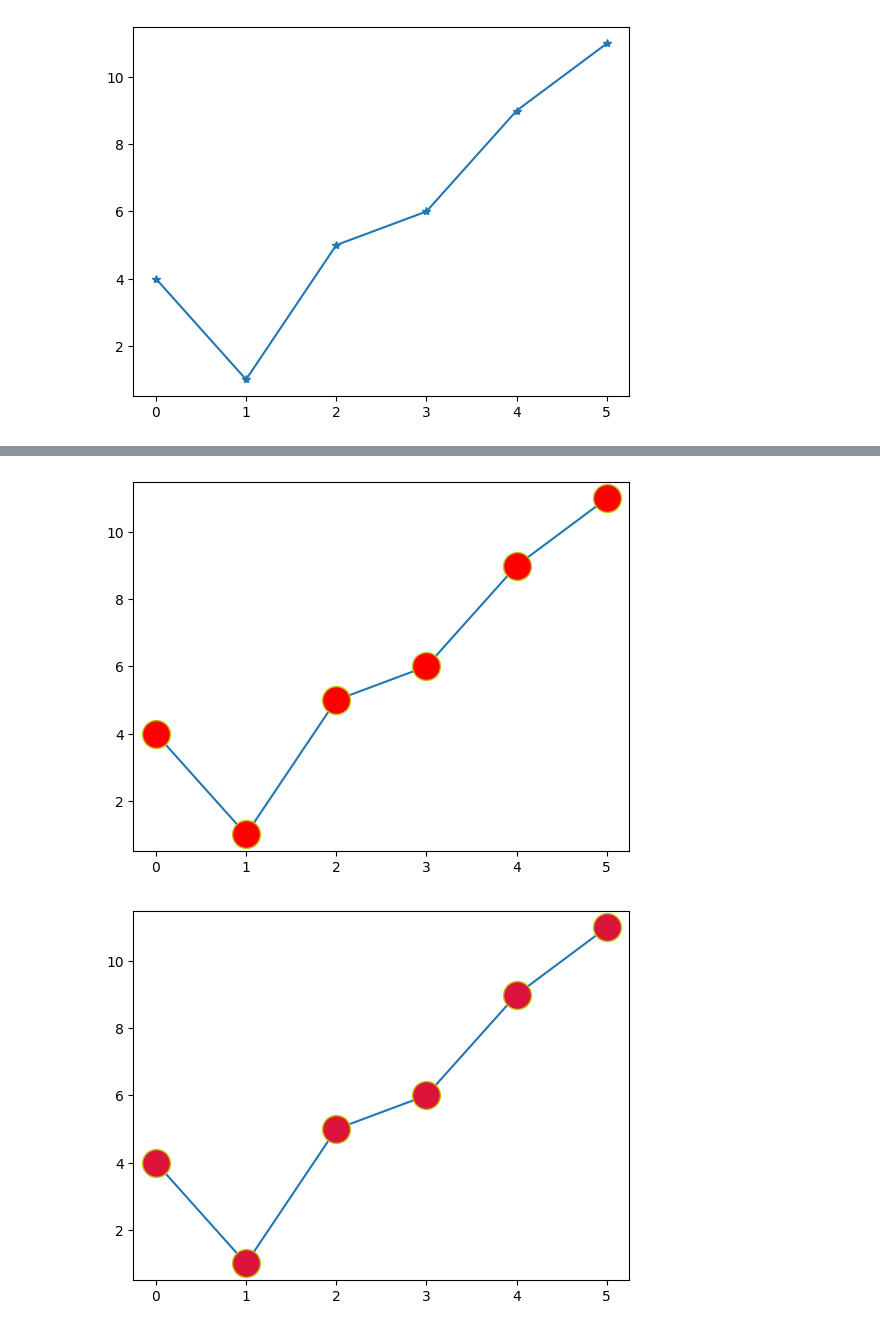
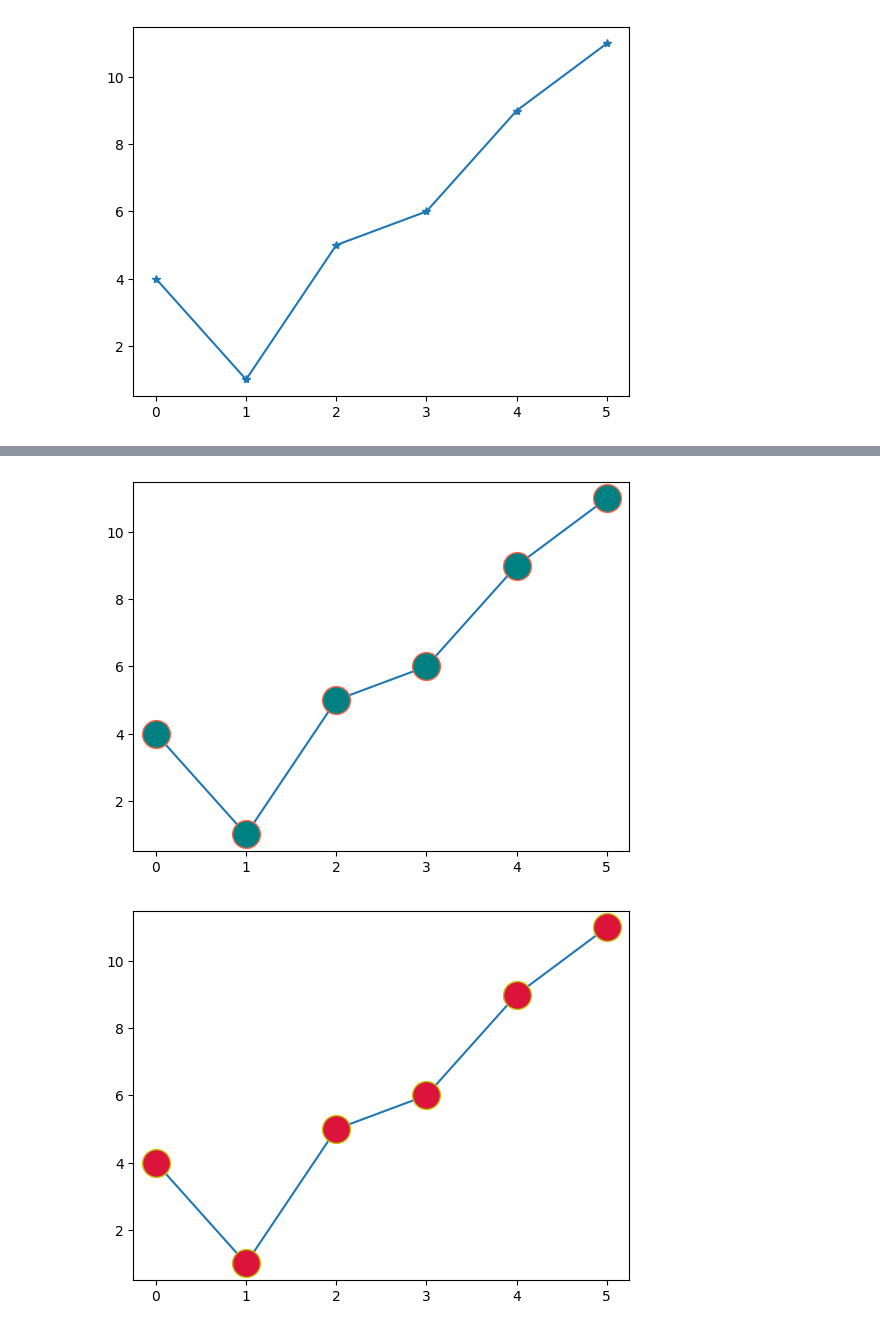
Before and after one commit to rohnshrma/manish_singh_da_classes, a Jupyter notebook: matplotlib/intro.ipynb, the cells around one changed output, grey strips where cells are left out. Cells and saved outputs as stored; diff of their text form; code cells hidden in the pictures.

```diff
--- a/matplotlib/intro.ipynb
+++ b/matplotlib/intro.ipynb
@@ -74,8 +74,8 @@ plt.show()
 # %%
-plt.plot(np.array([4,1,5,6,9,11]),marker="o",ms=20,mfc="r",mec="y")
+    plt.plot(np.array([4,1,5,6,9,11]),marker="o",ms=20,mfc="teal",mec="tomato")
 plt.show()
 # %% [output]
-[figure, old version]
+[figure, new version]
 # %%
 plt.plot(np.array([4,1,5,6,9,11]),marker="o",ms=20,mfc="crimson",mec="y")
 plt.show()
```
Also changed, not shown: parts of 9 cells of this notebook, 5 other files.
